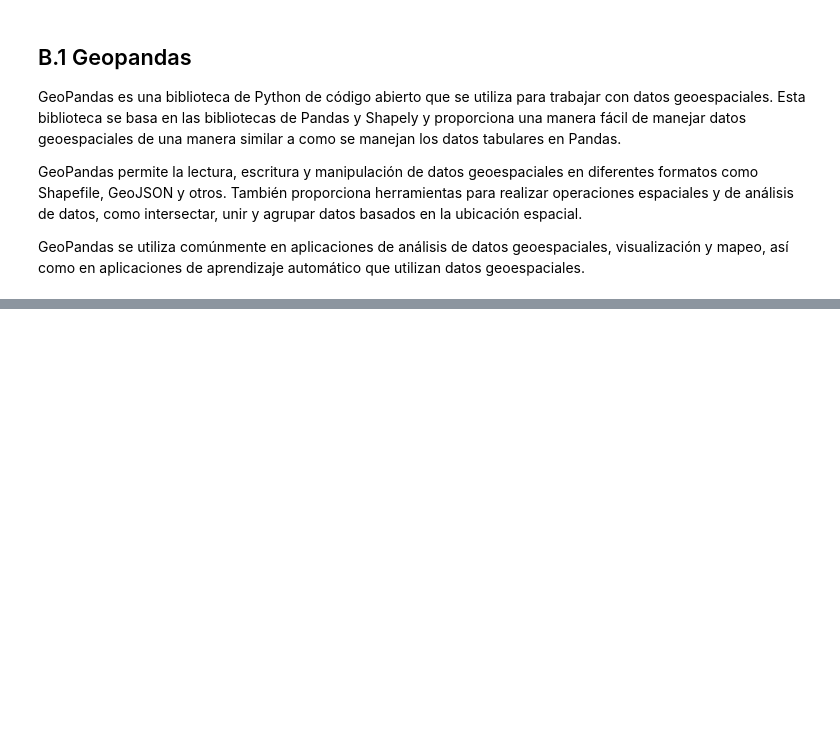
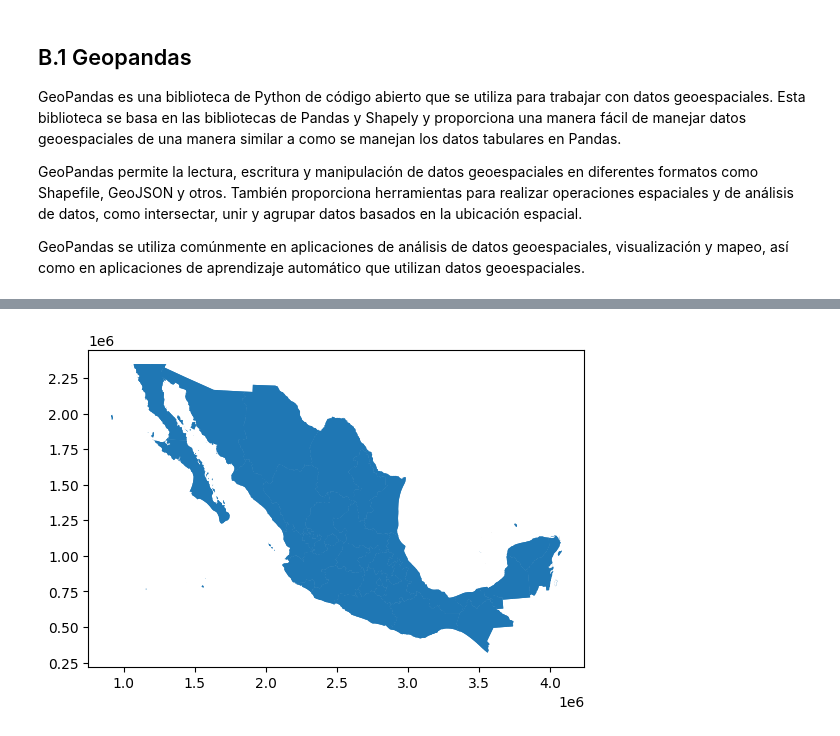
Before and after one commit to mar-esther23/CursoPandas2023, a Jupyter notebook: CPB_Mapas.ipynb, the cells around one changed output, grey strips where cells are left out. Cells and saved outputs as stored; diff of their text form; code cells hidden in the pictures; blank space fills up the shorter version.

```diff
--- a/CPB_Mapas.ipynb
+++ b/CPB_Mapas.ipynb
@@ -148,0 +45,4 @@ Los nombres de archivo se conforman con dos ceros y los sufijos son descriptivos
+# %%
+mg_mun = gpd.read_file("data_raw/mg_mun.zip")
+mg_mun.set_index('CVEGEO', inplace=True)
+mg_mun
@@ -148,0 +138,5 @@ Los nombres de archivo se conforman con dos ceros y los sufijos son descriptivos
+# %%
+mg_mun.plot()
+plt.show()
+# %% [output]
+[figure, added]
```
Also changed, not shown: parts of 42 cells of this notebook, 1 other file.
